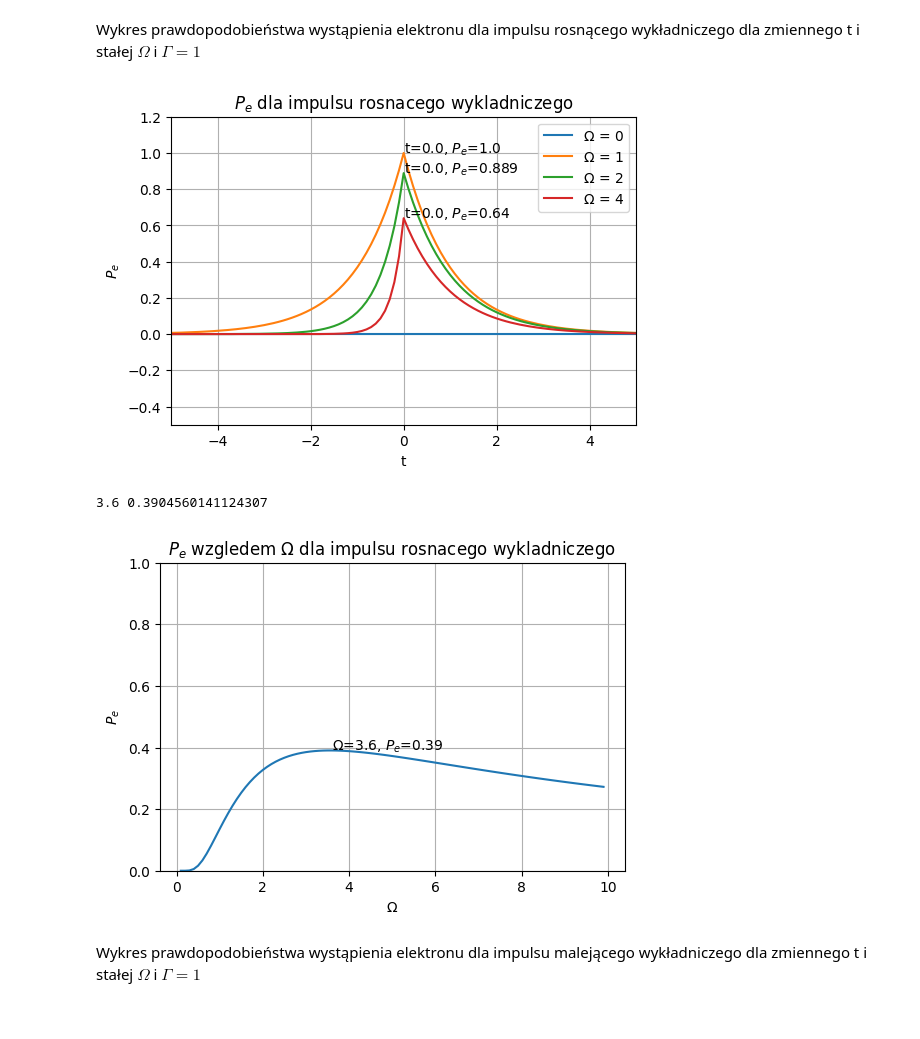
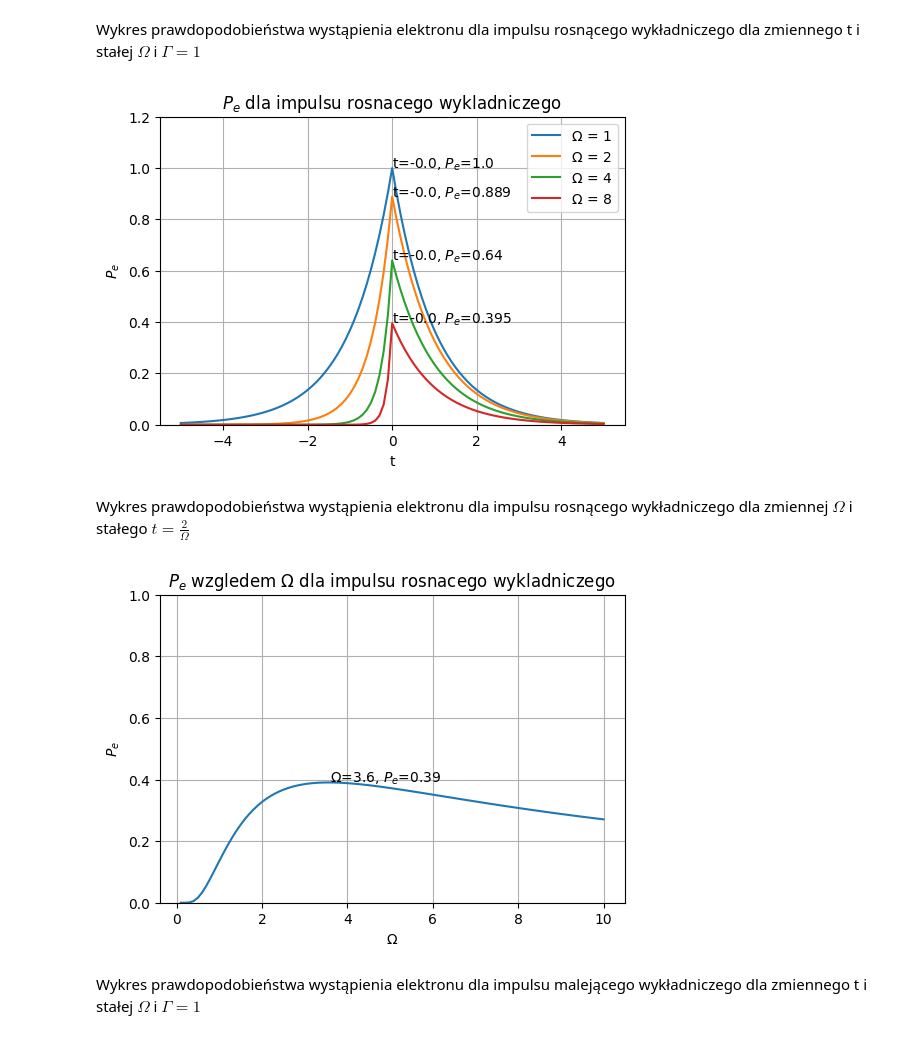
Before and after one commit to Kubabob/pracownia_rotacyjna, a Jupyter notebook: impulsy.ipynb, the cells around one changed output. Drawn from its saved outputs; the diff is of its cells as text; code cells hidden in the pictures.

```diff
--- a/impulsy.ipynb
+++ b/impulsy.ipynb
@@ -153,40 +138,40 @@ plt.show()
 # %% [markdown]
 Wykres prawdopodobieństwa wystąpienia elektronu dla impulsu rosnącego wykładniczego dla zmiennego t i stałej $\Omega$ i $\Gamma=1$
 # %%
-t_space = np.arange(-20,10.1,0.1)
+t_space = np.arange(-5,5.1,0.1)
 
 def P_e(t, gamma, omega):
     if t <= 0:
         return gamma*np.e**(-gamma*t)*(np.sqrt(omega) * (2/(omega+gamma)) *np.e**((t*(omega+gamma))/2))**2
     else:
         return gamma*np.e**(-gamma*t)*((2*np.sqrt(omega))/(omega+gamma))**2
 
-def Pe(omega_list: list):
+def Pe_im_rosnacy(omega_list: list):
     plt.figure(figsize=(6,4))
     for omega in omega_list:
         P_e_space = []
         for t in t_space:
             P_e_space.append(P_e(t, 1, omega))
         P_e_space = np.array(P_e_space)
         tmax=t_space[np.argmax(P_e_space)]
         ymax=P_e_space.max()
         plt.plot(t_space, P_e_space, label=f'$\Omega$ = {round(omega,2)}')
         plt.annotate(f't={round(tmax,3)}, $P_e$={round(ymax,3)}', xy=(tmax,ymax))
-    plt.ylim(-0.5,1.2)
-    plt.xlim(-5,5)
+    plt.ylim(0,1.2)
     plt.xlabel('t')
     plt.ylabel('$P_e$')
     plt.title('$P_e$ dla impulsu rosnacego wykladniczego')
     plt.grid()
     plt.legend()
     plt.show()
 
-#interact(Pe, omega=(0,5,0.05))
-Pe([0, 1, 2, 4])
+Pe_im_rosnacy([1, 2, 4, 8])
 # %% [output]
-[figure, old version]
+[figure, new version]
+# %% [markdown]
+Wykres prawdopodobieństwa wystąpienia elektronu dla impulsu rosnącego wykładniczego dla zmiennej $\Omega$ i stałego $t=\frac{2}{\Omega}$
 # %%
-omega_space = np.arange(0.1,10,0.1)
+omega_space = np.arange(0.1,10.1,0.1)
 
 def P_e(t, gamma, omega):
     if t <= 0:
@@ -195,7 +180,7 @@ def P_e(t, gamma, omega):
         return gamma*np.e**(-gamma*t)*((2*np.sqrt(omega))/(omega+gamma))**2
 
 
-def Pe():
+def Pe_omega_im_rosnacy():
     plt.figure(figsize=(6,4))
     P_e_space = []
     for omega in omega_space:
@@ -206,18 +191,15 @@ def Pe():
     tmax = omega_space[np.argmax(P_e_space)]
     ymax = P_e_space.max()
     plt.grid()
-    #plt.legend()
     plt.annotate(r'$\Omega$={}, $P_e$={}'.format(round(tmax,3), round(ymax,3)), xy=(tmax,ymax))
     plt.title('$P_e$ wzgledem $\Omega$ dla impulsu rosnacego wykladniczego')
     plt.xlabel('$\Omega$')
     plt.ylabel('$P_e$')
-    print(tmax,ymax)
     plt.show()
 
-Pe()
+Pe_omega_im_rosnacy()
 # %% [output]
-3.6 0.3904560141124307
-[figure, old version]
+[figure, new version]
 # %% [markdown]
 Wykres prawdopodobieństwa wystąpienia elektronu dla impulsu malejącego wykładniczego dla zmiennego t i stałej $\Omega$ i $\Gamma=1$
 # %%
```
Also changed, not shown: parts of 20 cells of this notebook.
